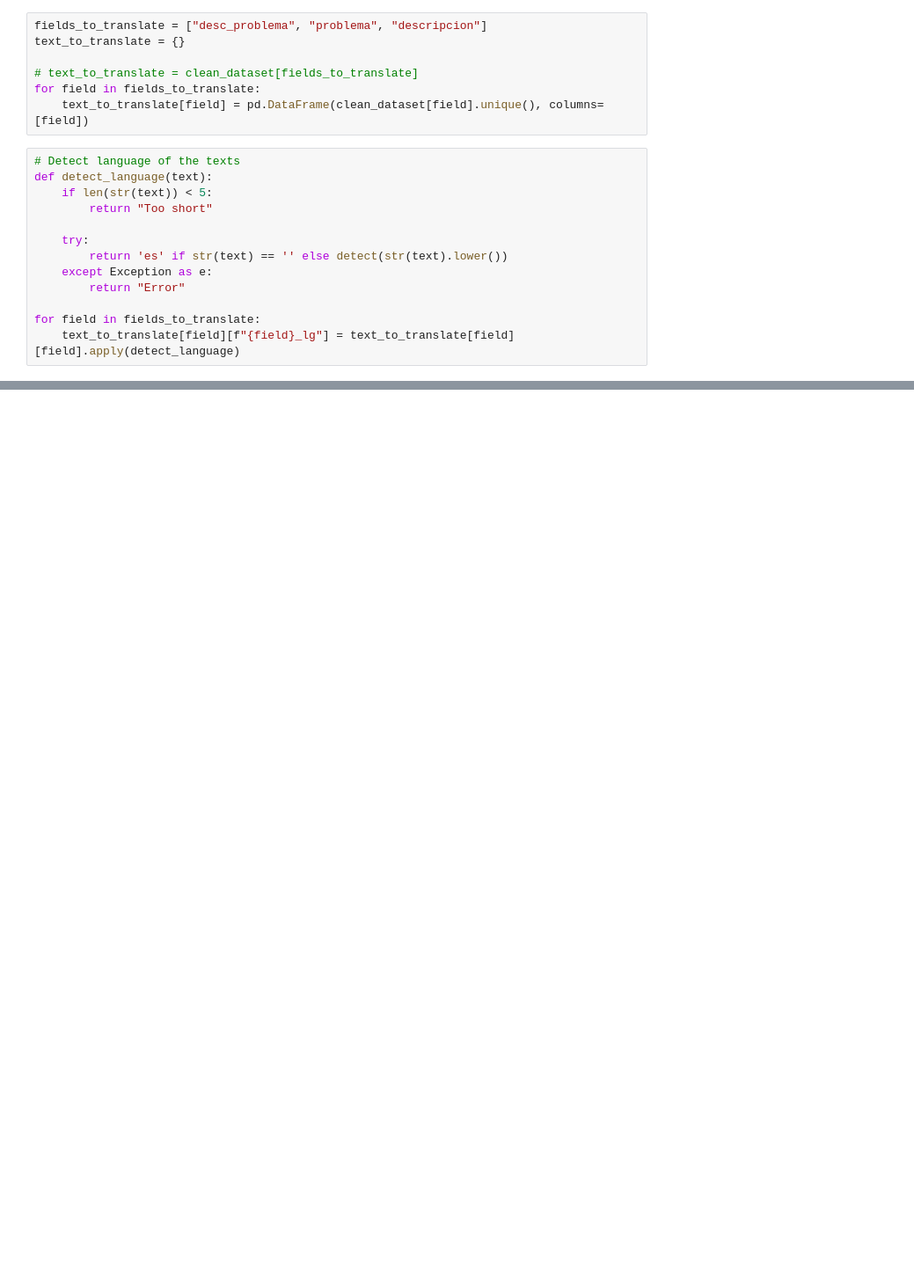
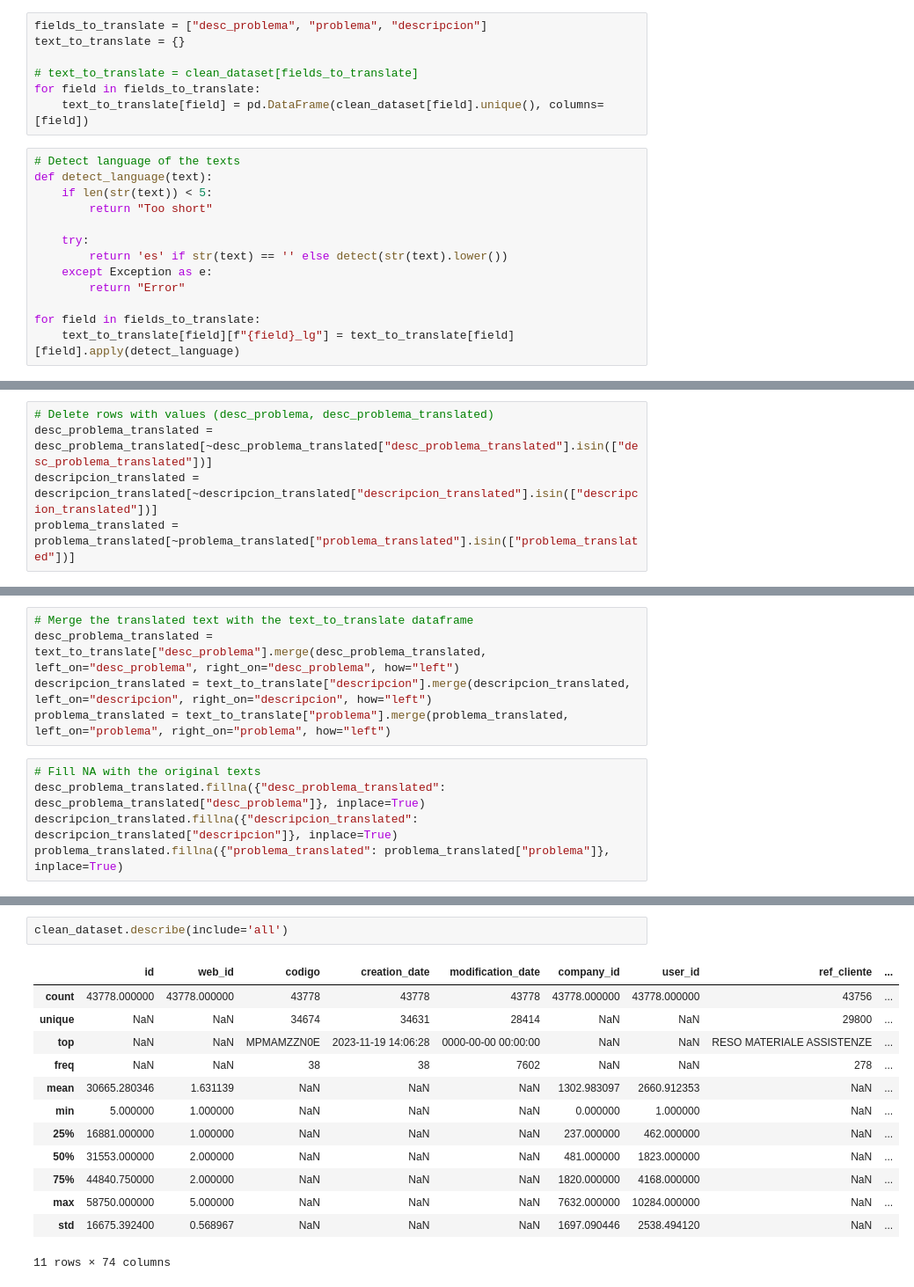
Before and after one commit to voliveira-airzonecontrol/myzone, a Jupyter notebook: EDA/MyZone.ipynb, the cells around one changed output, grey strips where cells are left out. Shown at 88% size. Cells and saved outputs as stored; diff of their text form; blank space fills up the shorter version.

```diff
--- a/EDA/MyZone.ipynb
+++ b/EDA/MyZone.ipynb
@@ -281,0 +270,5 @@ for text in text_to_translate.keys():
+# %%
+# Delete rows with values (desc_problema, desc_problema_translated)
+desc_problema_translated = desc_problema_translated[~desc_problema_translated["desc_problema_translated"].isin(["desc_problema_translated"])]
+descripcion_translated = descripcion_translated[~descripcion_translated["descripcion_translated"].isin(["descripcion_translated"])]
+problema_translated = problema_translated[~problema_translated["problema_translated"].isin(["problema_translated"])]
@@ -281,0 +281,10 @@ for text in text_to_translate.keys():
+# %%
+# Merge the translated text with the text_to_translate dataframe
+desc_problema_translated = text_to_translate["desc_problema"].merge(desc_problema_translated, left_on="desc_problema", right_on="desc_problema", how="left")
+descripcion_translated = text_to_translate["descripcion"].merge(descripcion_translated, left_on="descripcion", right_on="descripcion", how="left")
+problema_translated = text_to_translate["problema"].merge(problema_translated, left_on="problema", right_on="problema", how="left")
+# %%
+# Fill NA with the original texts
+desc_problema_translated.fillna({"desc_problema_translated": desc_problema_translated["desc_problema"]}, inplace=True)
+descripcion_translated.fillna({"descripcion_translated": descripcion_translated["descripcion"]}, inplace=True)
+problema_translated.fillna({"problema_translated": problema_translated["problema"]}, inplace=True)
@@ -281,0 +323,16 @@ for text in text_to_translate.keys():
+# %%
+clean_dataset.describe(include='all')
+# %% [output]
+|  | id | web_id | codigo | creation_date | modification_date | company_id | user_id | ref_cliente | ... |
+| count | 43778.000000 | 43778.000000 | 43778 | 43778 | 43778 | 43778.000000 | 43778.000000 | 43756 | ... |
+| unique | NaN | NaN | 34674 | 34631 | 28414 | NaN | NaN | 29800 | ... |
+| top | NaN | NaN | MPMAMZZN0E | 2023-11-19 14:06:28 | 0000-00-00 00:00:00 | NaN | NaN | RESO MATERIALE ASSISTENZE | ... |
+| freq | NaN | NaN | 38 | 38 | 7602 | NaN | NaN | 278 | ... |
+| mean | 30665.280346 | 1.631139 | NaN | NaN | NaN | 1302.983097 | 2660.912353 | NaN | ... |
+| min | 5.000000 | 1.000000 | NaN | NaN | NaN | 0.000000 | 1.000000 | NaN | ... |
+| 25% | 16881.000000 | 1.000000 | NaN | NaN | NaN | 237.000000 | 462.000000 | NaN | ... |
+| 50% | 31553.000000 | 2.000000 | NaN | NaN | NaN | 481.000000 | 1823.000000 | NaN | ... |
+| 75% | 44840.750000 | 2.000000 | NaN | NaN | NaN | 1820.000000 | 4168.000000 | NaN | ... |
+| max | 58750.000000 | 5.000000 | NaN | NaN | NaN | 7632.000000 | 10284.000000 | NaN | ... |
+| std | 16675.392400 | 0.568967 | NaN | NaN | NaN | 1697.090446 | 2538.494120 | NaN | ... |
+11 rows × 74 columns
```
Also changed, not shown: parts of 41 cells of this notebook, 8 other files.
